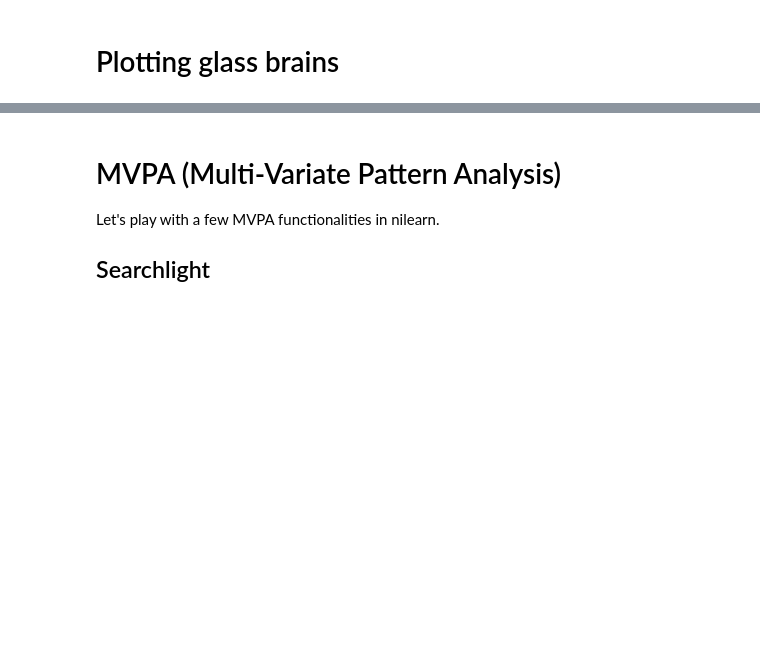
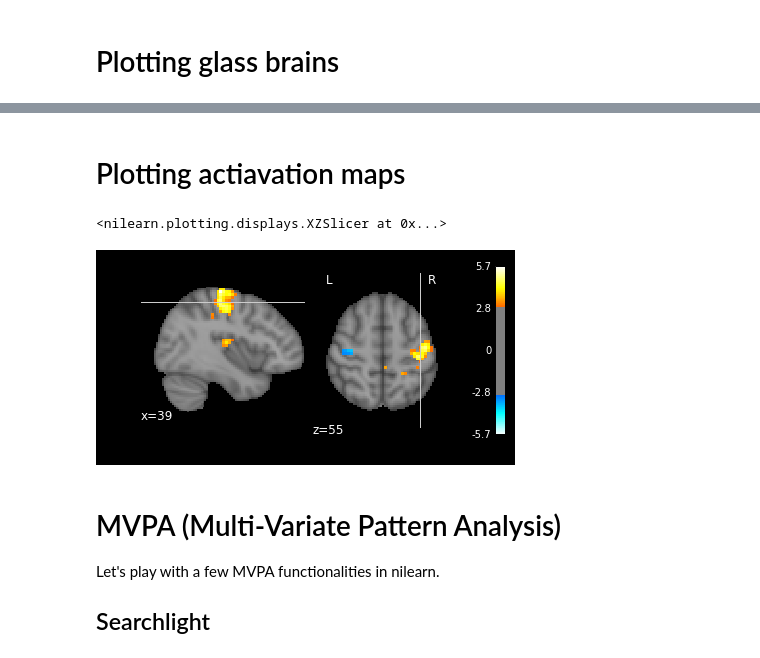
Before and after one commit to dohmatob/teaching, a Jupyter notebook: rwth_python/nilearn_tutorial.ipynb, the cells around one changed output, grey strips where cells are left out. Drawn from its saved outputs; the diff is of its cells as text; code cells hidden in the pictures; blank space fills up the shorter version.

```diff
--- a/rwth_python/nilearn_tutorial.ipynb
+++ b/rwth_python/nilearn_tutorial.ipynb
@@ -93,3 +105,11 @@ plotting.plot_glass_brain(
+# %% [markdown]
+Plotting actiavation maps
+=========================
+# %%
+plotting.plot_stat_map(localizer_tmap_filename, black_bg=True, display_mode='xz', threshold=3)
+# %% [output]
+<nilearn.plotting.displays.XZSlicer at 0x...>
+[figure, added]
 # %% [markdown]
 MVPA (Multi-Variate Pattern Analysis)
 ====
```
Also changed, not shown: parts of 13 cells of this notebook, 3 other files.
